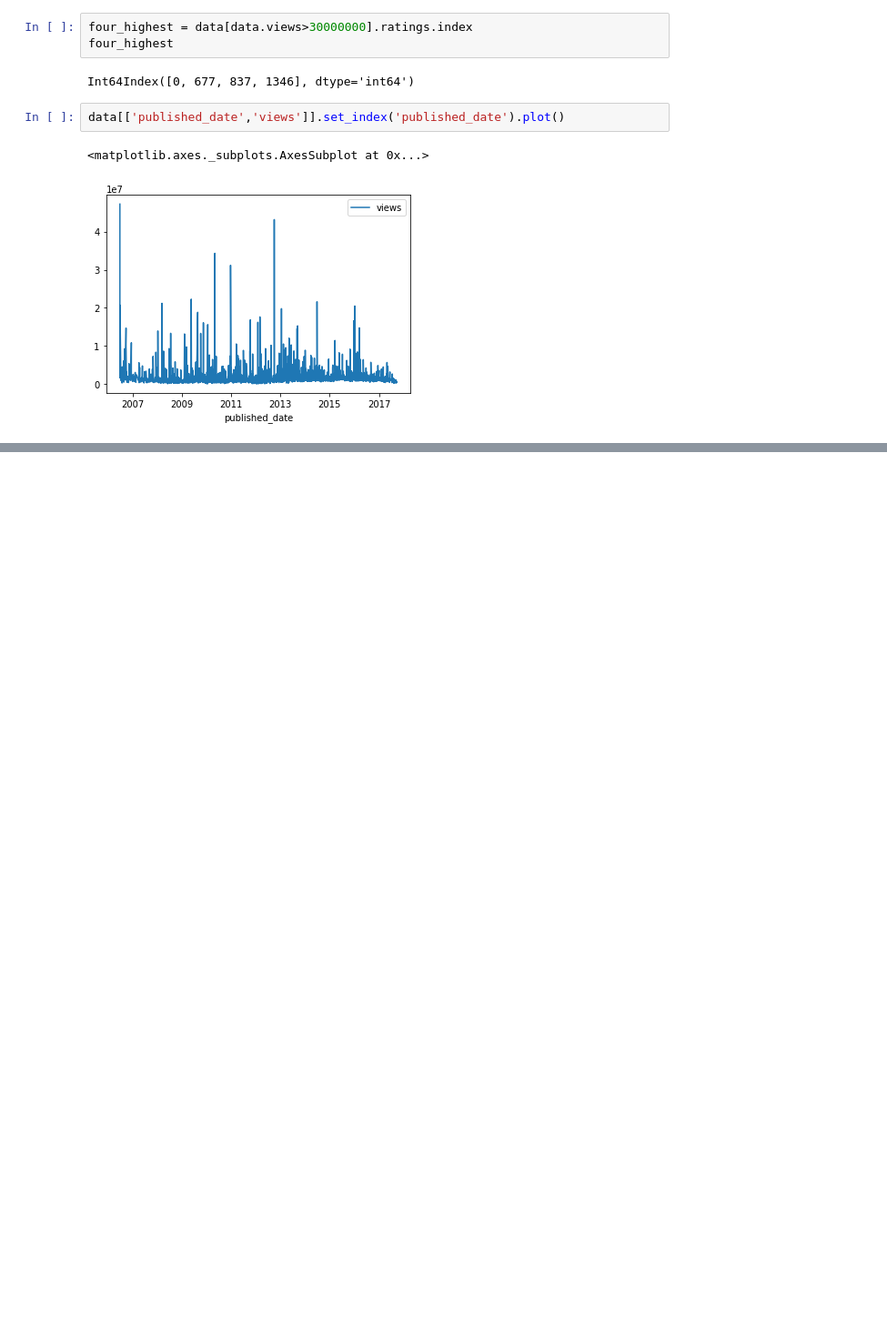
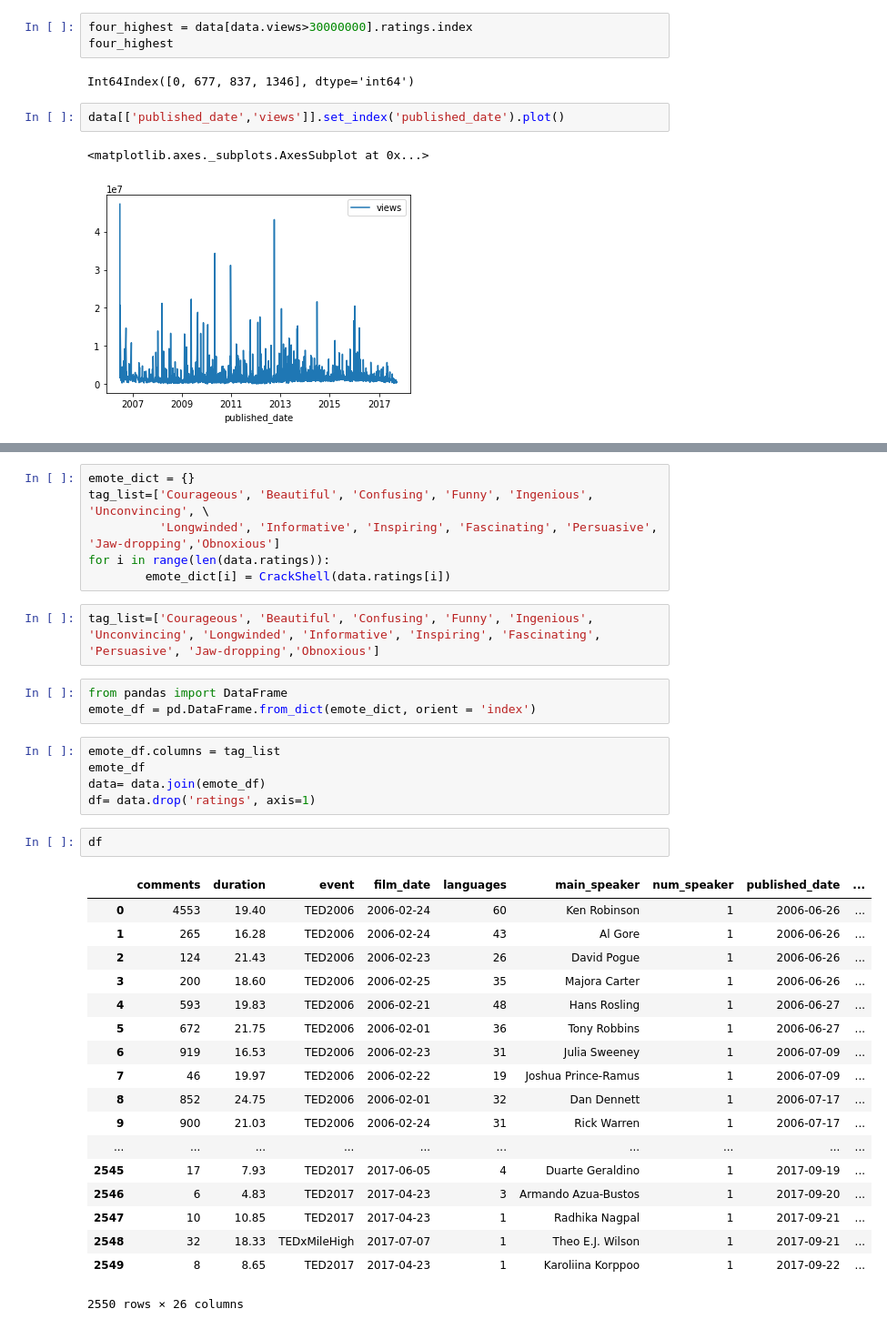
Before and after one commit to djmor12/Metis, a Jupyter notebook: Luther/Luther Kaggle Data.ipynb, the cells around one changed output, grey strips where cells are left out. Shown at 91% size. Saved outputs shown, nothing was run; the diff lists cells and outputs as text; blank space fills up the shorter version.

Commit message:
Squashed Bugs, Created Rating columns
squashed some bugs, then expanded the ratings column to multiple columns for easier readability

```diff
--- a/Luther/Luther Kaggle Data.ipynb
+++ b/Luther/Luther Kaggle Data.ipynb
@@ -138,0 +163,37 @@ data.ratings[0].replace('"', '')
+# %%
+emote_dict = {}
+tag_list=['Courageous', 'Beautiful', 'Confusing', 'Funny', 'Ingenious', 'Unconvincing', \
+          'Longwinded', 'Informative', 'Inspiring', 'Fascinating', 'Persuasive', 'Jaw-dropping','Obnoxious']
+for i in range(len(data.ratings)):
+        emote_dict[i] = CrackShell(data.ratings[i])
+# %%
+tag_list=['Courageous', 'Beautiful', 'Confusing', 'Funny', 'Ingenious', 'Unconvincing', 'Longwinded', 'Informative', 'Inspiring', 'Fascinating', 'Persuasive', 'Jaw-dropping','Obnoxious']
+# %%
+from pandas import DataFrame
+emote_df = pd.DataFrame.from_dict(emote_dict, orient = 'index')
+# %%
+emote_df.columns = tag_list
+emote_df
+data= data.join(emote_df)
+df= data.drop('ratings', axis=1)
+# %%
+df
+# %% [output]
+|  | comments | duration | event | film_date | languages | main_speaker | num_speaker | published_date | ... |
+| 0 | 4553 | 19.40 | TED2006 | 2006-02-24 | 60 | Ken Robinson | 1 | 2006-06-26 | ... |
+| 1 | 265 | 16.28 | TED2006 | 2006-02-24 | 43 | Al Gore | 1 | 2006-06-26 | ... |
+| 2 | 124 | 21.43 | TED2006 | 2006-02-23 | 26 | David Pogue | 1 | 2006-06-26 | ... |
+| 3 | 200 | 18.60 | TED2006 | 2006-02-25 | 35 | Majora Carter | 1 | 2006-06-26 | ... |
+| 4 | 593 | 19.83 | TED2006 | 2006-02-21 | 48 | Hans Rosling | 1 | 2006-06-27 | ... |
+| 5 | 672 | 21.75 | TED2006 | 2006-02-01 | 36 | Tony Robbins | 1 | 2006-06-27 | ... |
+| 6 | 919 | 16.53 | TED2006 | 2006-02-23 | 31 | Julia Sweeney | 1 | 2006-07-09 | ... |
+| 7 | 46 | 19.97 | TED2006 | 2006-02-22 | 19 | Joshua Prince-Ramus | 1 | 2006-07-09 | ... |
+| 8 | 852 | 24.75 | TED2006 | 2006-02-01 | 32 | Dan Dennett | 1 | 2006-07-17 | ... |
+| 9 | 900 | 21.03 | TED2006 | 2006-02-24 | 31 | Rick Warren | 1 | 2006-07-17 | ... |
+| ... | ... | ... | ... | ... | ... | ... | ... | ... | ... |
+| 2545 | 17 | 7.93 | TED2017 | 2017-06-05 | 4 | Duarte Geraldino | 1 | 2017-09-19 | ... |
+| 2546 | 6 | 4.83 | TED2017 | 2017-04-23 | 3 | Armando Azua-Bustos | 1 | 2017-09-20 | ... |
+| 2547 | 10 | 10.85 | TED2017 | 2017-04-23 | 1 | Radhika Nagpal | 1 | 2017-09-21 | ... |
+| 2548 | 32 | 18.33 | TEDxMileHigh | 2017-07-07 | 1 | Theo E.J. Wilson | 1 | 2017-09-21 | ... |
+| 2549 | 8 | 8.65 | TED2017 | 2017-04-23 | 1 | Karoliina Korppoo | 1 | 2017-09-22 | ... |
+2550 rows × 26 columns
```
Also changed, not shown: parts of 4 cells of this notebook, 3 other files.
